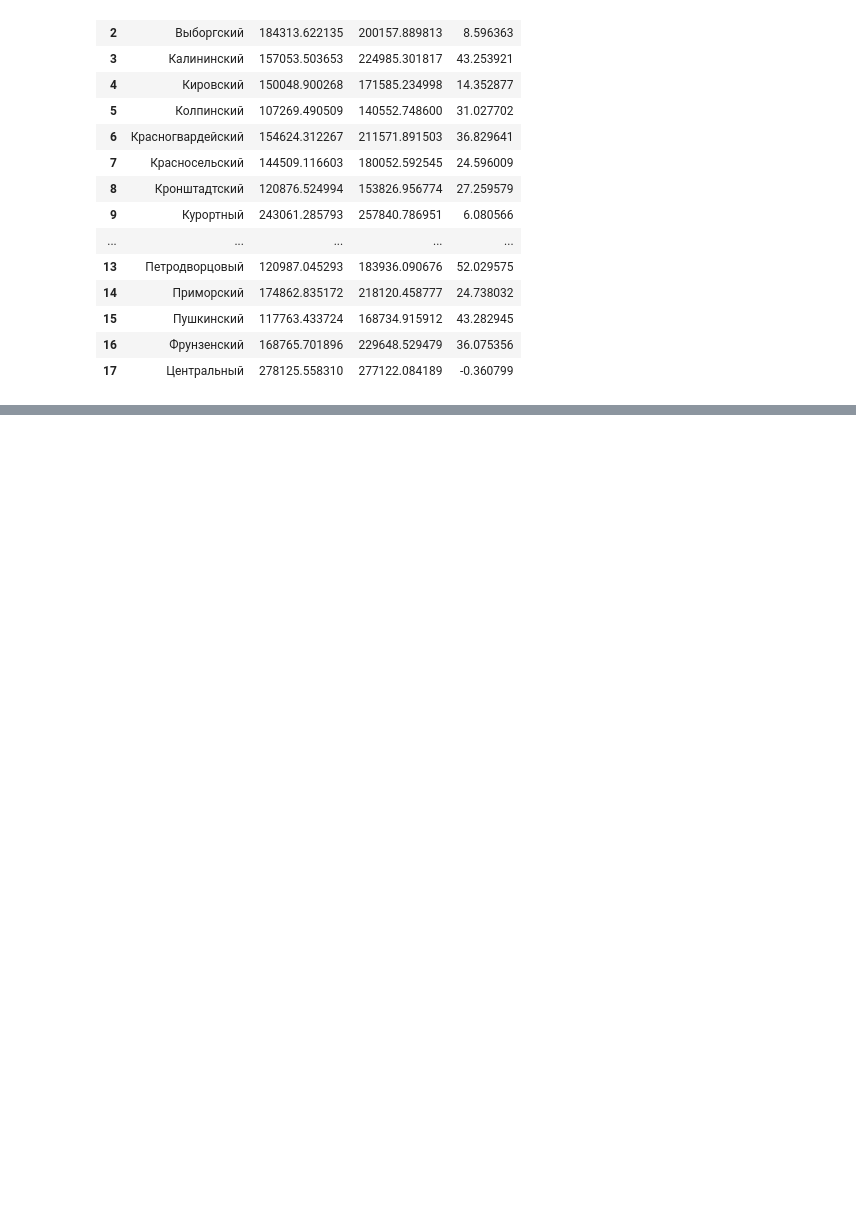
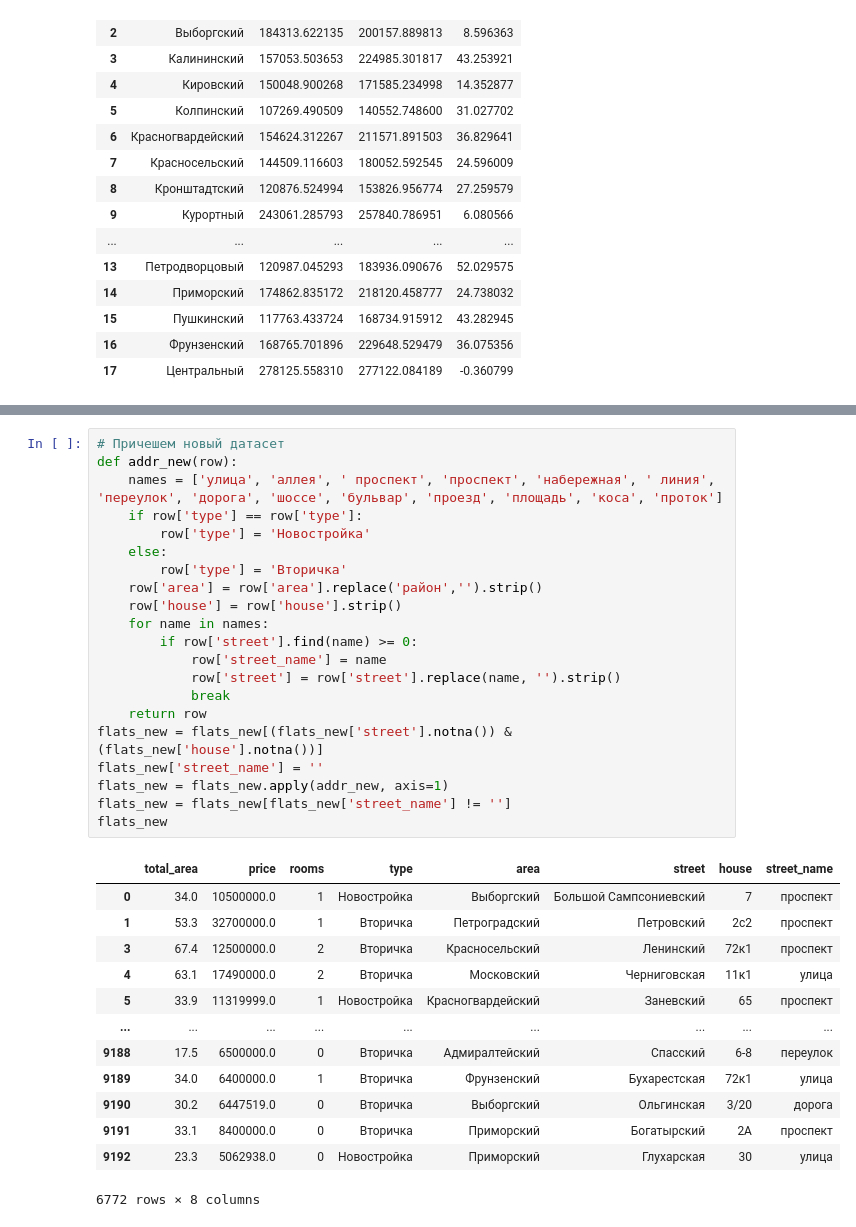
Before and after one commit to zoubrator/RealEstateSpb, a Jupyter notebook: buy_a_dream_apartment.ipynb, the cells around one changed output, grey strips where cells are left out. Drawn from its saved outputs; the diff is of its cells as text; blank space fills up the shorter version.

```diff
--- a/buy_a_dream_apartment.ipynb
+++ b/buy_a_dream_apartment.ipynb
@@ -888,0 +924,35 @@ KeyError: False
+# %%
+# Причешем новый датасет
+def addr_new(row):
+    names = ['улица', 'аллея', ' проспект', 'проспект', 'набережная', ' линия', 'переулок', 'дорога', 'шоссе', 'бульвар', 'проезд', 'площадь', 'коса', 'проток']
+    if row['type'] == row['type']:
+        row['type'] = 'Новостройка'
+    else:
+        row['type'] = 'Вторичка'
+    row['area'] = row['area'].replace('район','').strip()
+    row['house'] = row['house'].strip()
+    for name in names:
+        if row['street'].find(name) >= 0:
+            row['street_name'] = name
+            row['street'] = row['street'].replace(name, '').strip()
+            break
+    return row
+flats_new = flats_new[(flats_new['street'].notna()) & (flats_new['house'].notna())]
+flats_new['street_name'] = ''
+flats_new = flats_new.apply(addr_new, axis=1)
+flats_new = flats_new[flats_new['street_name'] != '']
+flats_new
+# %% [output]
+|  | total_area | price | rooms | type | area | street | house | street_name |
+| 0 | 34.0 | 10500000.0 | 1 | Новостройка | Выборгский | Большой Сампсониевский | 7 | проспект |
+| 1 | 53.3 | 32700000.0 | 1 | Вторичка | Петроградский | Петровский | 2с2 | проспект |
+| 3 | 67.4 | 12500000.0 | 2 | Вторичка | Красносельский | Ленинский | 72к1 | проспект |
+| 4 | 63.1 | 17490000.0 | 2 | Вторичка | Московский | Черниговская | 11к1 | улица |
+| 5 | 33.9 | 11319999.0 | 1 | Новостройка | Красногвардейский | Заневский | 65 | проспект |
+| ... | ... | ... | ... | ... | ... | ... | ... | ... |
+| 9188 | 17.5 | 6500000.0 | 0 | Вторичка | Адмиралтейский | Спасский | 6-8 | переулок |
+| 9189 | 34.0 | 6400000.0 | 1 | Вторичка | Фрунзенский | Бухарестская | 72к1 | улица |
+| 9190 | 30.2 | 6447519.0 | 0 | Вторичка | Выборгский | Ольгинская | 3/20 | дорога |
+| 9191 | 33.1 | 8400000.0 | 0 | Вторичка | Приморский | Богатырский | 2А | проспект |
+| 9192 | 23.3 | 5062938.0 | 0 | Новостройка | Приморский | Глухарская | 30 | улица |
+6772 rows × 8 columns
```
Also changed, not shown: parts of 11 cells of this notebook.
